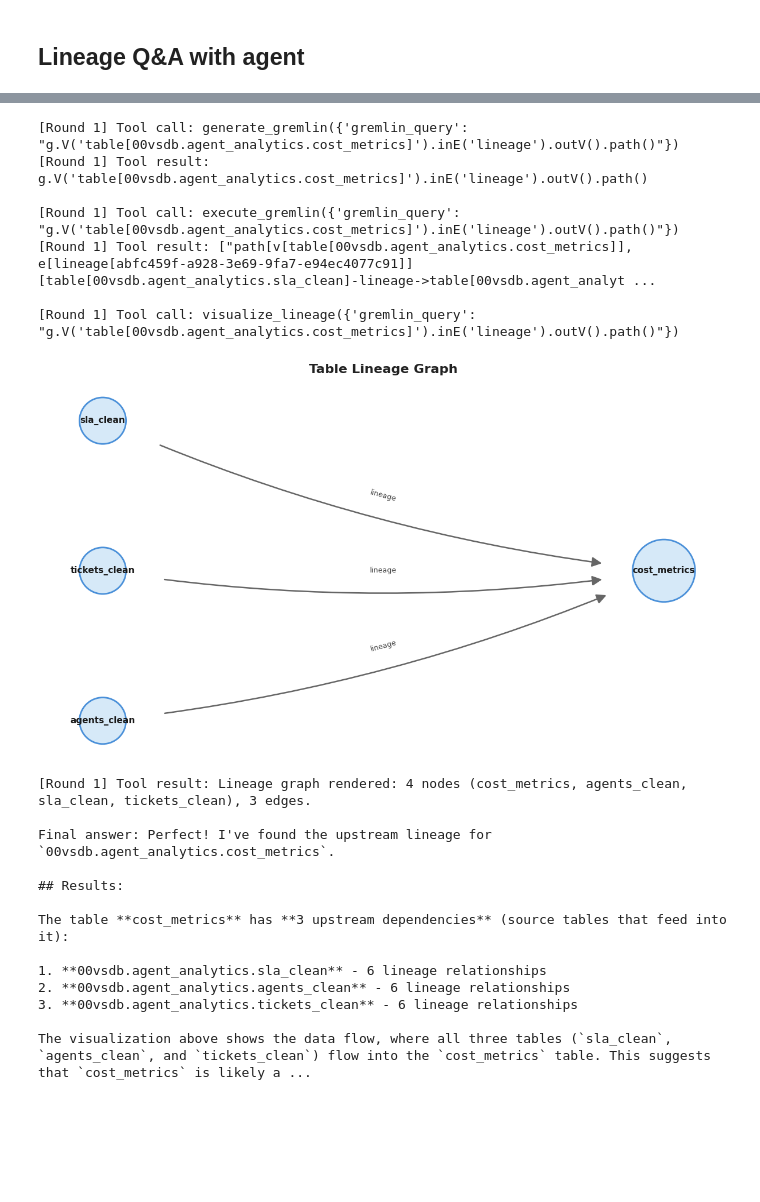
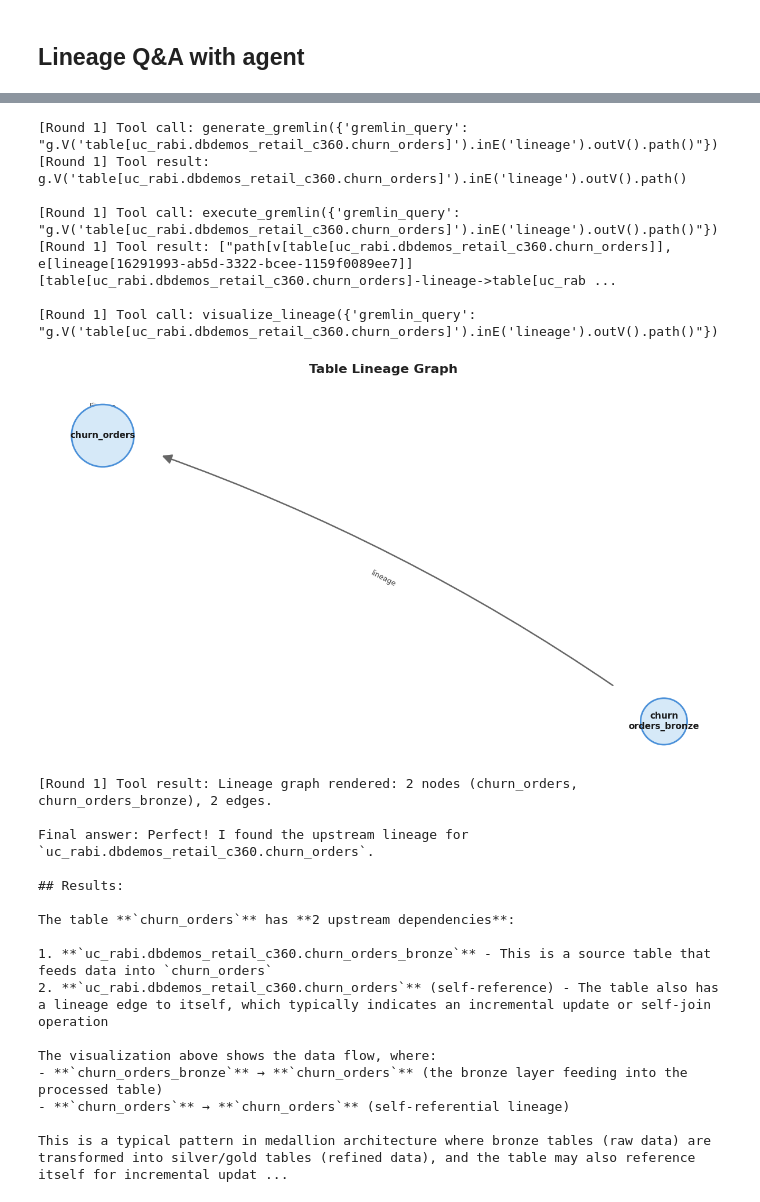
Before and after one commit to Blackkadder/voice-to-rag, a Jupyter notebook: backend/agents/dev_notebook.ipynb, the cells around one changed output, grey strips where cells are left out. Cells and saved outputs as stored; diff of their text form; code cells hidden in the pictures; blank space fills up the shorter version.

```diff
--- a/backend/agents/dev_notebook.ipynb
+++ b/backend/agents/dev_notebook.ipynb
@@ -193,29 +186,32 @@ This means that the `cost_metrics` table directly depends on 3 other tables as i
 
 Would you like me to show you which specific tables are upstream, or visualize the lineage graph?
 # %%
-AGENT("Show upstream lineage of 00vsdb.agent_analytics.cost_metrics")
+AGENT("Show upstream lineage of uc_rabi.dbdemos_retail_c360.churn_orders")
 # %% [output]
-[Round 1] Tool call: generate_gremlin({'gremlin_query': "g.V('table[00vsdb.agent_analytics.cost_metrics]').inE('lineage').outV().path()"})
-[Round 1] Tool result: g.V('table[00vsdb.agent_analytics.cost_metrics]').inE('lineage').outV().path()
+[Round 1] Tool call: generate_gremlin({'gremlin_query': "g.V('table[uc_rabi.dbdemos_retail_c360.churn_orders]').inE('lineage').outV().path()"})
+[Round 1] Tool result: g.V('table[uc_rabi.dbdemos_retail_c360.churn_orders]').inE('lineage').outV().path()
 
-[Round 1] Tool call: execute_gremlin({'gremlin_query': "g.V('table[00vsdb.agent_analytics.cost_metrics]').inE('lineage').outV().path()"})
-[Round 1] Tool result: ["path[v[table[00vsdb.agent_analytics.cost_metrics]], e[lineage[abfc459f-a928-3e69-9fa7-e94ec4077c91]][table[00vsdb.agent_analytics.sla_clean]-lineage->table[00vsdb.agent_analyt ...
+[Round 1] Tool call: execute_gremlin({'gremlin_query': "g.V('table[uc_rabi.dbdemos_retail_c360.churn_orders]').inE('lineage').outV().path()"})
+[Round 1] Tool result: ["path[v[table[uc_rabi.dbdemos_retail_c360.churn_orders]], e[lineage[16291993-ab5d-3322-bcee-1159f0089ee7]][table[uc_rabi.dbdemos_retail_c360.churn_orders]-lineage->table[uc_rab ...
 
-[Round 1] Tool call: visualize_lineage({'gremlin_query': "g.V('table[00vsdb.agent_analytics.cost_metrics]').inE('lineage').outV().path()"})
+[Round 1] Tool call: visualize_lineage({'gremlin_query': "g.V('table[uc_rabi.dbdemos_retail_c360.churn_orders]').inE('lineage').outV().path()"})
-[figure, old version]
+[figure, new version]
-[Round 1] Tool result: Lineage graph rendered: 4 nodes (cost_metrics, agents_clean, sla_clean, tickets_clean), 3 edges.
+[Round 1] Tool result: Lineage graph rendered: 2 nodes (churn_orders, churn_orders_bronze), 2 edges.
 
-Final answer: Perfect! I've found the upstream lineage for `00vsdb.agent_analytics.cost_metrics`.
+Final answer: Perfect! I found the upstream lineage for `uc_rabi.dbdemos_retail_c360.churn_orders`.
 
 ## Results:
 
-The table **cost_metrics** has **3 upstream dependencies** (source tables that feed into it):
+The table **`churn_orders`** has **2 upstream dependencies**:
 
-1. **00vsdb.agent_analytics.sla_clean** - 6 lineage relationships
-2. **00vsdb.agent_analytics.agents_clean** - 6 lineage relationships
-3. **00vsdb.agent_analytics.tickets_clean** - 6 lineage relationships
+1. **`uc_rabi.dbdemos_retail_c360.churn_orders_bronze`** - This is a source table that feeds data into `churn_orders`
+2. **`uc_rabi.dbdemos_retail_c360.churn_orders`** (self-reference) - The table also has a lineage edge to itself, which typically indicates an incremental update or self-join operation
 
-The visualization above shows the data flow, where all three tables (`sla_clean`, `agents_clean`, and `tickets_clean`) flow into the `cost_metrics` table. This suggests that `cost_metrics` is likely a ...
+The visualization above shows the data flow, where:
+- **`churn_orders_bronze`** → **`churn_orders`** (the bronze layer feeding into the processed table)
+- **`churn_orders`** → **`churn_orders`** (self-referential lineage)
+
+This is a typical pattern in medallion architecture where bronze tables (raw data) are transformed into silver/gold tables (refined data), and the table may also reference itself for incremental updat ...
 # %%
 AGENT("What is the most connected table")
 # %% [output]
```
Also changed, not shown: parts of 19 cells of this notebook, 2 other files.
